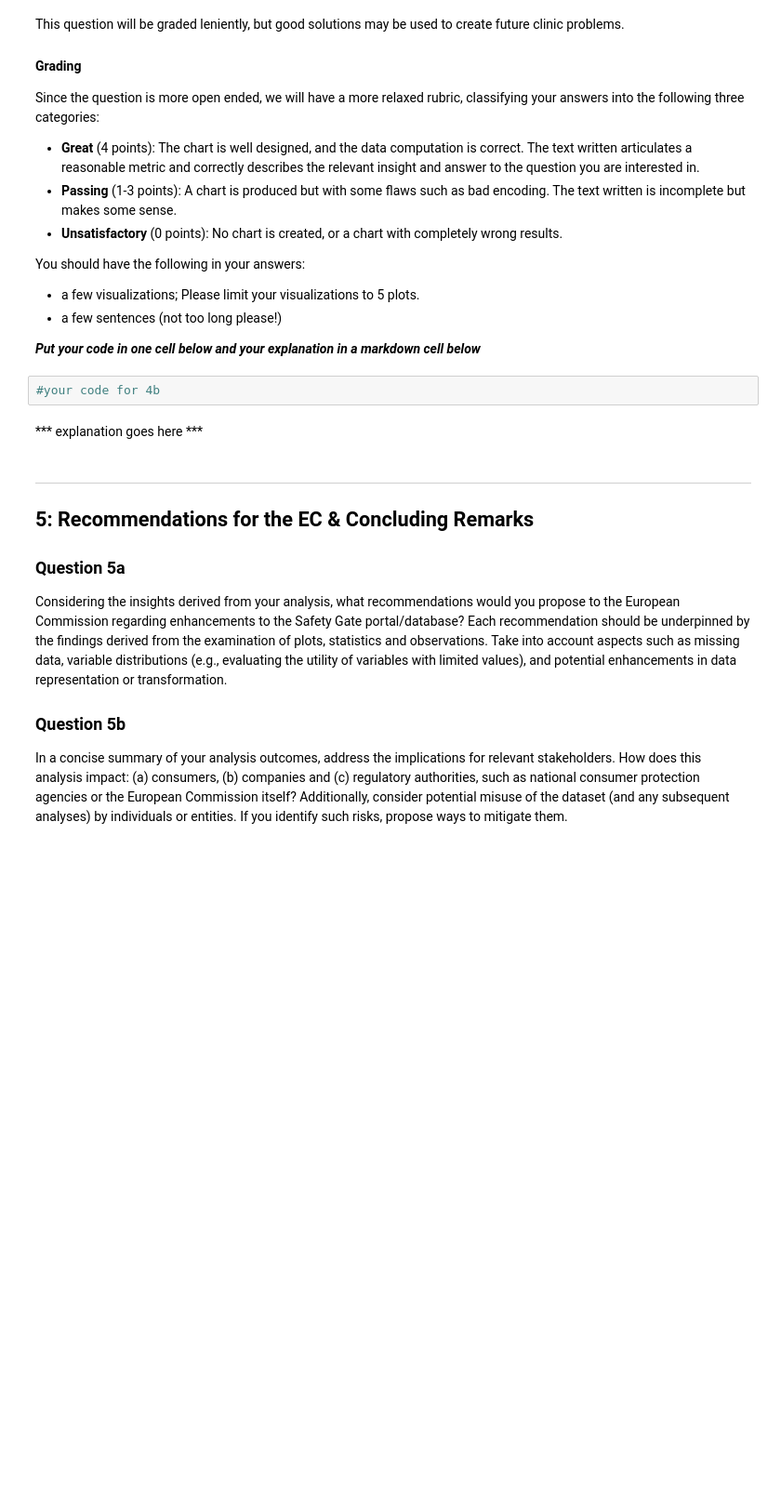
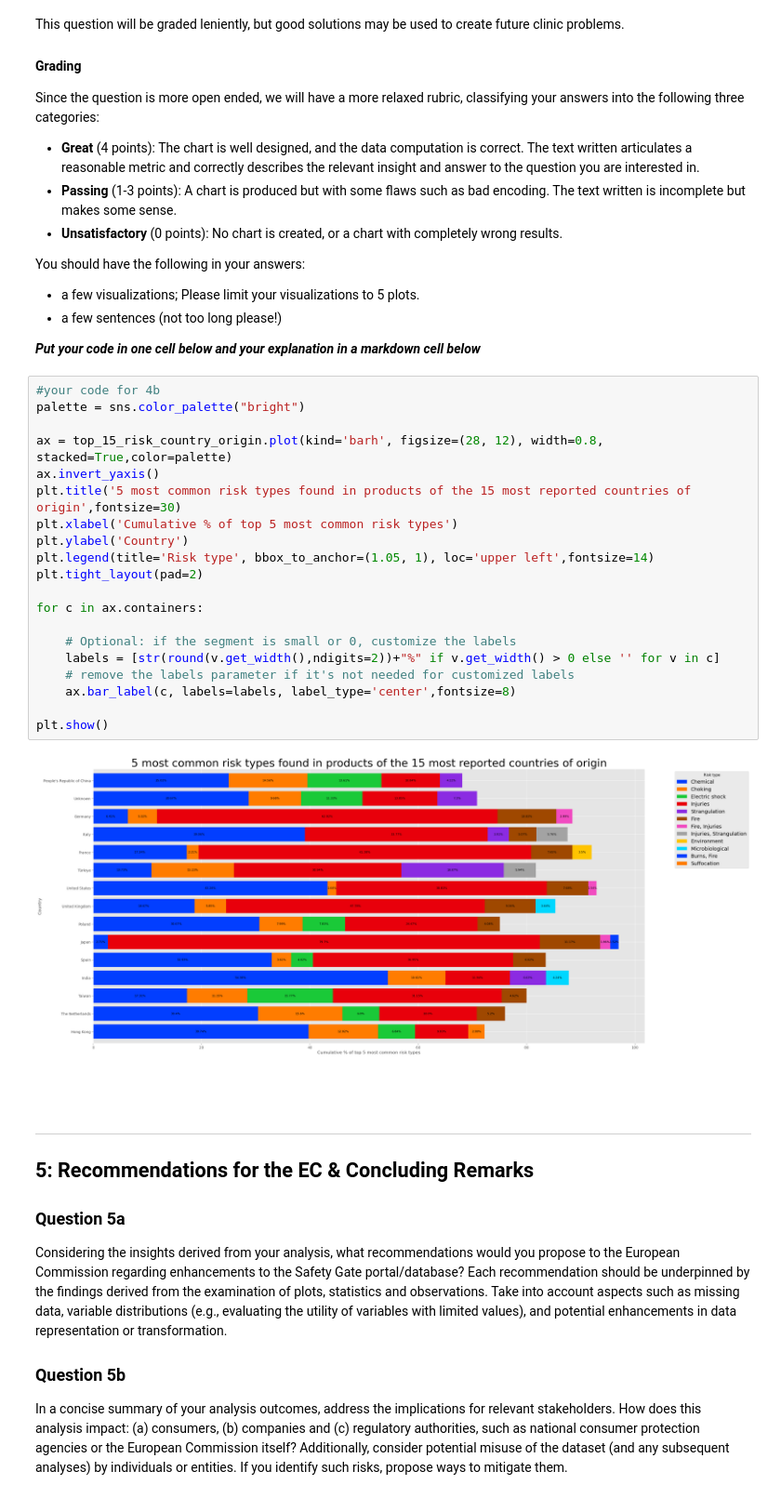
Before and after one commit to noah18c/Data_analysis, a Jupyter notebook: clinic_1/clinic1-2024.ipynb, the cells around one changed output. Shown at 93% size. Cells and saved outputs as stored; diff of their text form; blank space fills up the shorter version.

```diff
--- a/clinic_1/clinic1-2024.ipynb
+++ b/clinic_1/clinic1-2024.ipynb
@@ -921,8 +1020,28 @@ You should have the following in your answers:
 ***Put your code in one cell below and your explanation in a markdown cell below***
 # %%
 #your code for 4b
+palette = sns.color_palette("bright")
+
+ax = top_15_risk_country_origin.plot(kind='barh', figsize=(28, 12), width=0.8, stacked=True,color=palette)
+ax.invert_yaxis()
+plt.title('5 most common risk types found in products of the 15 most reported countries of origin',fontsize=30)
+plt.xlabel('Cumulative % of top 5 most common risk types')
+plt.ylabel('Country')
+plt.legend(title='Risk type', bbox_to_anchor=(1.05, 1), loc='upper left',fontsize=14)
+plt.tight_layout(pad=2)
+
+for c in ax.containers:
+
+    # Optional: if the segment is small or 0, customize the labels
+    labels = [str(round(v.get_width(),ndigits=2))+"%" if v.get_width() > 0 else '' for v in c]
+    # remove the labels parameter if it's not needed for customized labels
+    ax.bar_label(c, labels=labels, label_type='center',fontsize=8)
+
+plt.show()
+# %% [output]
+[figure, added]
 # %% [markdown]
-*** explanation goes here ***
+####
 # %% [markdown]
 ---
 ## 5: Recommendations for the EC & Concluding Remarks
```
Also changed, not shown: parts of 9 cells of this notebook.
